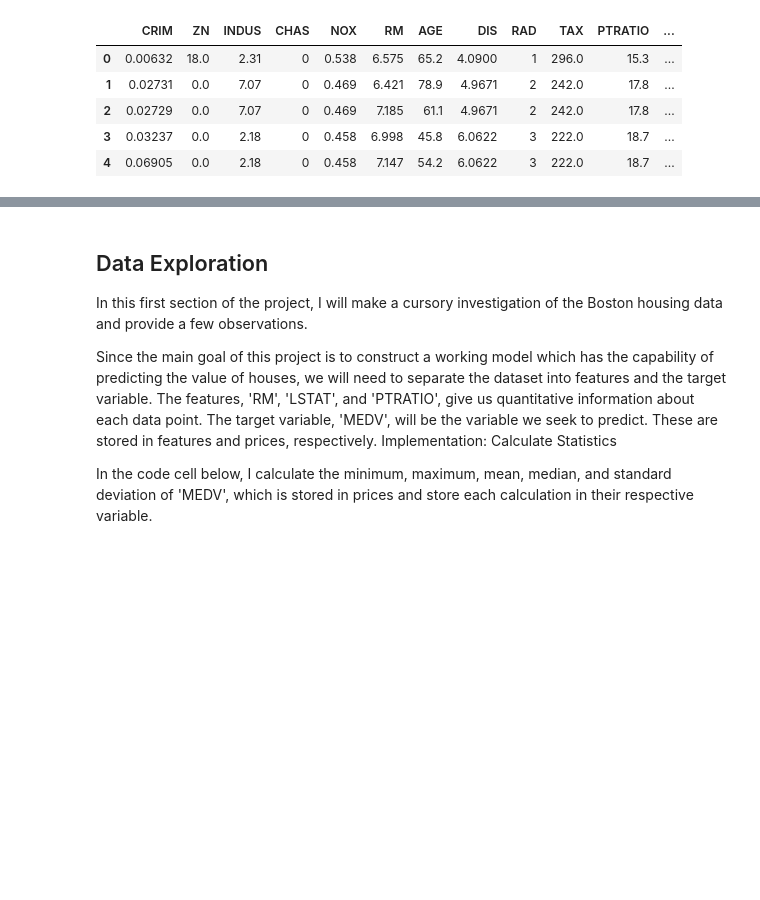
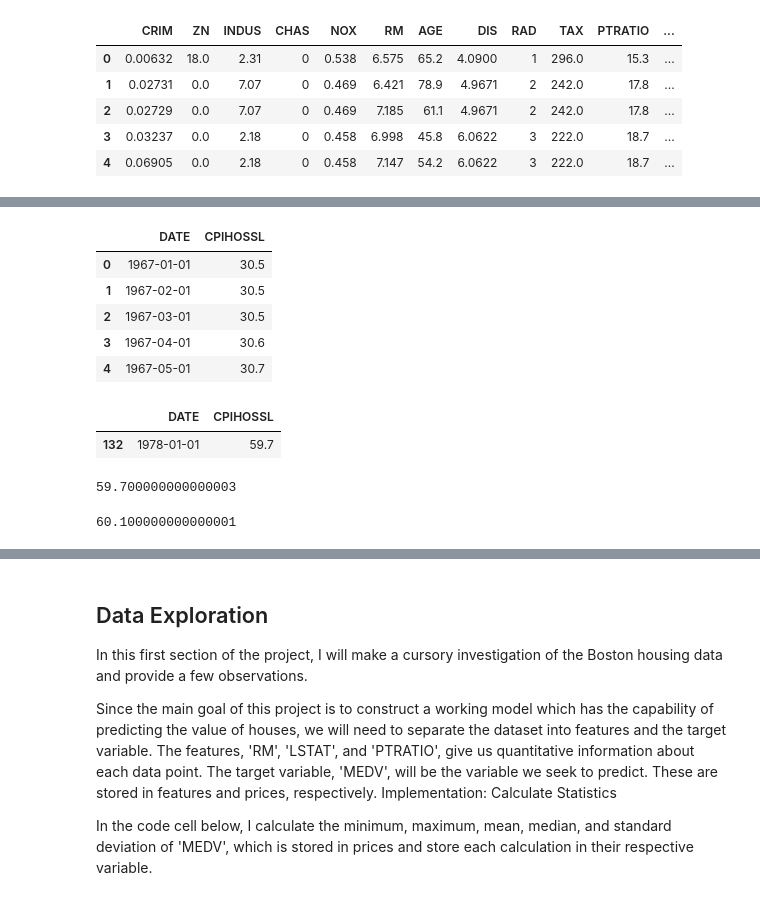
Before and after one commit to Tashwini12/Boston-Housing, a Jupyter notebook: boston_housing.ipynb, the cells around one changed output, grey strips where cells are left out. Drawn from its saved outputs; the diff is of its cells as text; code cells hidden in the pictures; blank space fills up the shorter version.

```diff
--- a/boston_housing.ipynb
+++ b/boston_housing.ipynb
@@ -93,0 +116,23 @@ data.head()
+# %%
+cpi = pd.read_csv('CPIHOSSL.csv')
+cpi.head()
+# %% [output]
+|  | DATE | CPIHOSSL |
+| 0 | 1967-01-01 | 30.5 |
+| 1 | 1967-02-01 | 30.5 |
+| 2 | 1967-03-01 | 30.5 |
+| 3 | 1967-04-01 | 30.6 |
+| 4 | 1967-05-01 | 30.7 |
+# %%
+cpi[cpi['DATE']=='1978-01-01']
+# %% [output]
+|  | DATE | CPIHOSSL |
+| 132 | 1978-01-01 | 59.7 |
+# %%
+cpi.CPIHOSSL.iloc[132]
+# %% [output]
+59.700000000000003
+# %%
+cpi.CPIHOSSL.iloc[133]
+# %% [output]
+60.100000000000001
```
Also changed, not shown: parts of 7 cells of this notebook.
